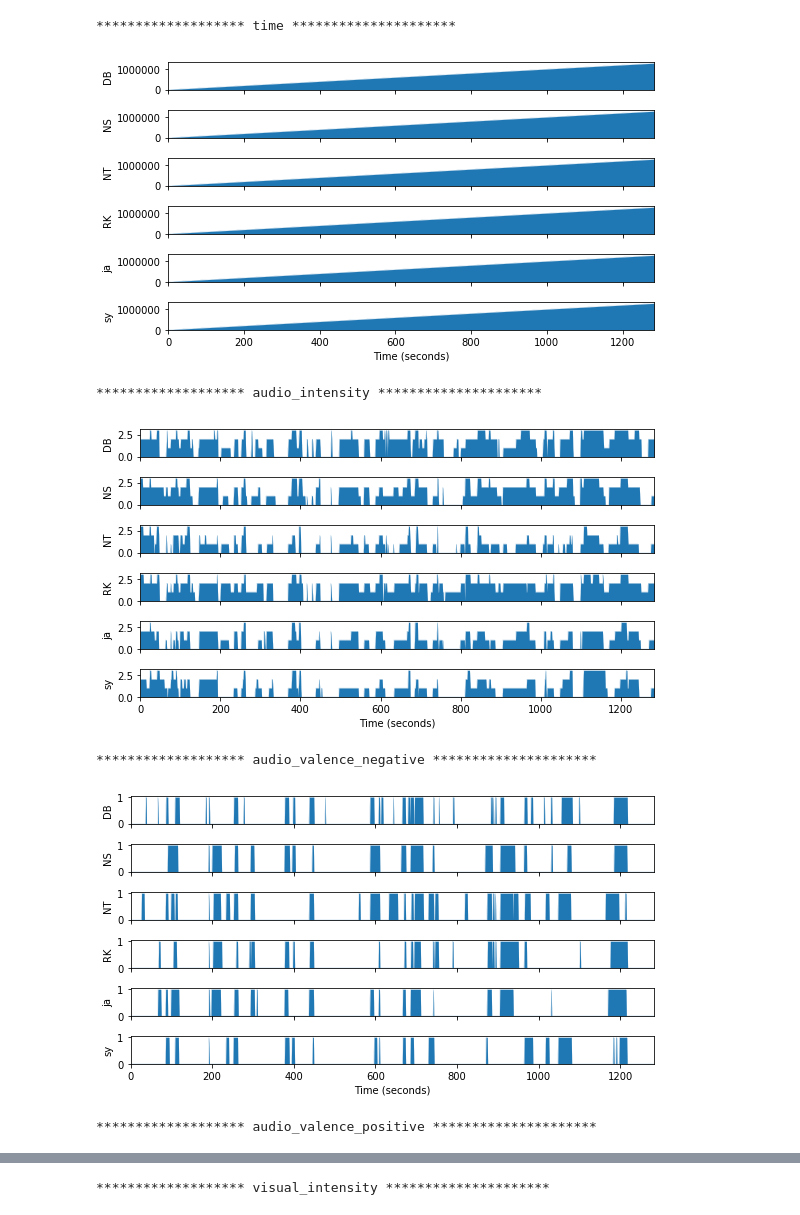
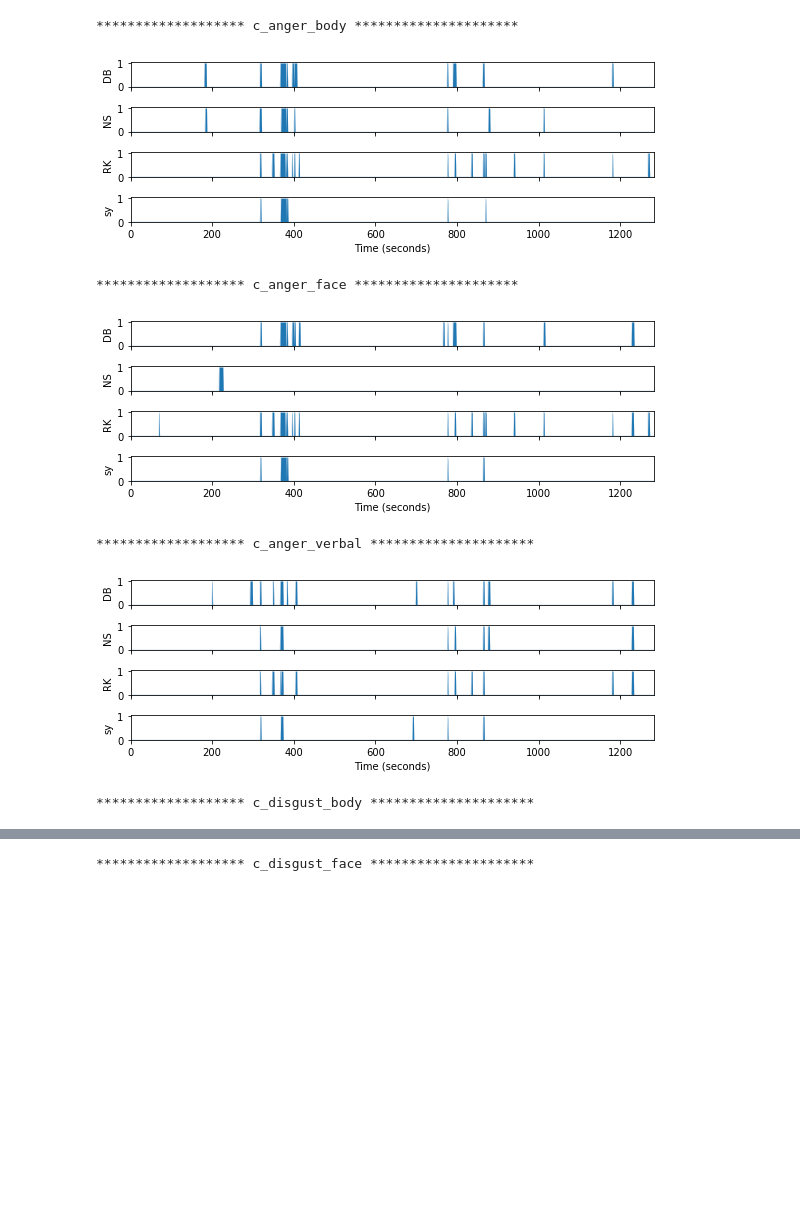
Before and after one commit to catcamacho/emocodes, a Jupyter notebook: reliability_analysis/2_ReliabilityAnalysis.ipynb, the cells around one changed output, grey strips where cells are left out. Saved outputs shown, nothing was run; the diff lists cells and outputs as text; code cells hidden in the pictures; blank space fills up the shorter version.

```diff
--- a/reliability_analysis/2_ReliabilityAnalysis.ipynb
+++ b/reliability_analysis/2_ReliabilityAnalysis.ipynb
@@ -3,14 +3,15 @@ from glob import glob
 from emocodes import CodeTimeSeries
 
 raw_dir = '/Users/catcamacho/Box/CCP/EmoCodes_project/reliability_data/raw/'
-raw_files = glob(raw_dir + 'AHKJ*_objective*')
+raw_files = glob(raw_dir + 'AHKJ*_subjective_char*')
 video = '/Users/catcamacho/Box/CCP/EmoCodes_project/reliability_data/episodes/AHKJ_S1E2.mp4'
-preproc_dir = '/Users/catcamacho/Box/CCP/EmoCodes_project/reliability_data/processed/AHJK_S1E2/'
+preproc_dir = '/Users/catcamacho/Box/CCP/EmoCodes_project/reliability_data/processed/AHKJ_S1E2/'
 
 cts = CodeTimeSeries(sampling_rate=10)
 for file in raw_files:
     initials = file[-6:-4]
-    #t = cts.proc_codes_file(codes_file=file, video_file=video, save_file_name=preproc_dir+'objective_codes_timeseries_{0}'.format(initials))
+    print(initials)
+    cts.proc_codes_file(codes_file=file, video_file=video, save_file_name=preproc_dir+'subjective_character_Julien_timeseries_{0}'.format(initials))
 # %%
 # pull in data and assign processing directories
 from glob import glob
@@ -18,7 +19,7 @@ preproc_dir = '/Users/catcamacho/Box/CCP/EmoCodes_project/reliability_data/proce
 
 episode = 'AHKJ_S1E2'
 #episode = 'MLP_S8E3'
-string_vars = ['setting']
-files = sorted(glob(preproc_dir + '{0}/subjective_non*'.format(episode)))
+string_vars = ['d_other_name']
+files = sorted(glob(preproc_dir + '{0}/subjective_char*'.format(episode)))
 files
 # %% [output]
@@ -33,41 +32,54 @@ import matplotlib.pyplot as plt
 import pandas as pd
 
 dfs = []
 raters = []
 
 for file in files:
     rater = file[-22:-20]
     raters.append(rater)
     temp = pd.read_csv(file, index_col=None)
     try:
         temp = temp.drop(string_vars,axis=1)
     except:
         pass
-    temp['seconds'] = temp['time']/1000
-    temp.index = pd.to_datetime(temp['time'],unit='ms')
+    t = temp['time']/1000
+    temp[temp['on_screen']==0] = 0 # for character codes only
+    temp['seconds'] = t
+    temp.index = pd.to_datetime(t,unit='s')
     temp.index.name = 'time'
     temp = temp.resample('1s').mean().round(0)
     temp.index = temp['seconds']
+
     dfs.append(temp)
 
-for x in dfs[0].columns:
+variables = ['c_anger_body', 'c_anger_face', 'c_anger_verbal','c_disgust_body', 'c_disgust_face',
+       'c_disgust_verbal', 'c_excite_body', 'c_excite_face', 'c_excite_verbal',
+       'c_fear_body', 'c_fear_face', 'c_fear_verbal', 'c_happy_body',
+       'c_happy_face', 'c_happy_verbal', 'c_hope_body', 'c_hope_face',
+       'c_hope_verbal', 'c_othneg_body', 'c_othneg_face', 'c_othneg_verbal',
+       'c_othpos_body', 'c_othpos_face', 'c_othpos_verbal', 'c_sad_body',
+       'c_sad_face', 'c_sad_verbal', 'c_shame_body', 'c_shame_face',
+       'c_shame_verbal', 'c_surprise_body', 'c_surprise_face',
+       'c_surprise_verbal', 'char_arousal', 'char_valence_negative',
+       'char_valence_positive', 'd_audience', 'd_other', 'd_self', 'on_screen']
+for x in variables:
     print('******************* {0} *********************'.format(x))
     fig, ax = plt.subplots(len(dfs), figsize=(8, 0.75*len(dfs)))
     for i, rates in enumerate(dfs):
         try:
             rates[x].plot(kind='area', ax=ax[i], xlabel='Time (seconds)', ylabel=raters[i], sharex=True, xlim=(0,rates.index[-1]), linewidth=0.1)
         except:
             pass
     plt.tight_layout()
     fig.title = x
-    plt.savefig('ahkj_subjective_nc_codes_{0}.svg'.format(x))
+    plt.savefig('logs/ahkj_subjective_nc_codes_{0}.svg'.format(x))
     plt.show()
     print(' ')
 # %% [output]
-******************* time *********************
+******************* c_anger_body *********************
-[figure, old version]
+[figure, new version]
-******************* audio_intensity *********************
+******************* c_anger_face *********************
-[figure, old version]
+[figure, new version]
-******************* audio_valence_negative *********************
+******************* c_anger_verbal *********************
-[figure, old version]
+[figure, new version]
-******************* audio_valence_positive *********************
+******************* c_disgust_body *********************
@@ -75 +87 @@ for x in dfs[0].columns:
-******************* visual_intensity *********************
+******************* c_disgust_face *********************
```
Also changed, not shown: parts of 6 cells of this notebook, 7 other files.
